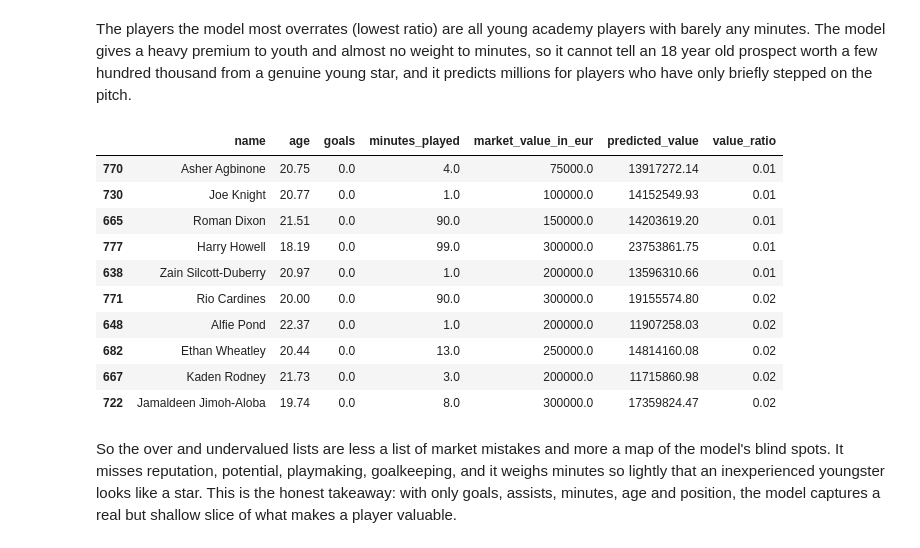
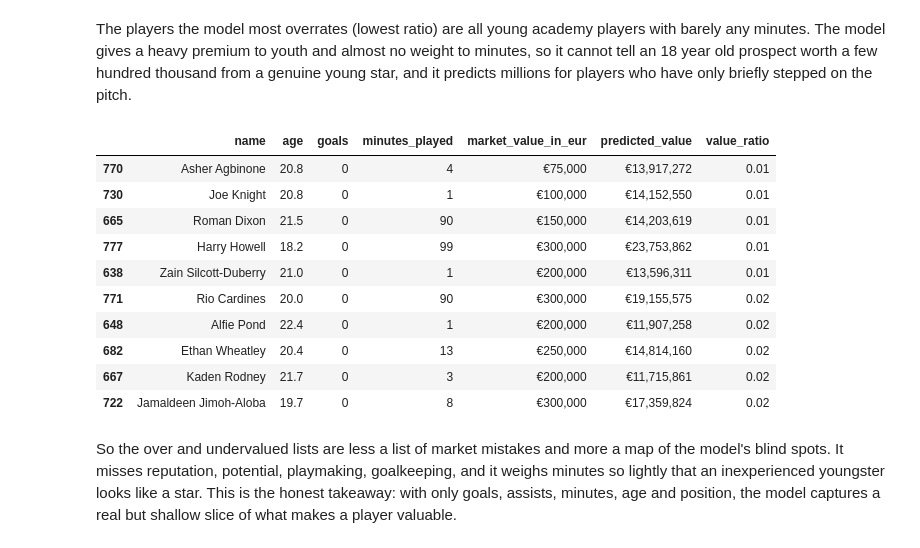
Before and after one commit to konstantinosioan/pl-transfer-value-predictor, a Jupyter notebook: notebook.ipynb, the cells around one changed output. Saved outputs shown, nothing was run; the diff lists cells and outputs as text; code cells hidden in the pictures.

```diff
--- a/notebook.ipynb
+++ b/notebook.ipynb
@@ -348,19 +386,28 @@ model_df.sort_values("value_ratio", ascending=False)[show].head(10).round(2)
 # %% [markdown]
 The players the model most overrates (lowest ratio) are all young academy players with barely any minutes. The model gives a heavy premium to youth and almost no weight to minutes, so it cannot tell an 18 year old prospect worth a few hundred thousand from a genuine young star, and it predicts millions for players who have only briefly stepped on the pitch.
 # %%
-model_df.sort_values("value_ratio")[show].head(10).round(2)
+model_df.sort_values("value_ratio")[show].head(10).style.format(
+    {
+        "age": "{:.1f}",
+        "goals": "{:.0f}",
+        "minutes_played": "{:,.0f}",
+        TARGET: "€{:,.0f}",
+        "predicted_value": "€{:,.0f}",
+        "value_ratio": "{:.2f}",
+    }
+)
 # %% [output]
 |  | name | age | goals | minutes_played | market_value_in_eur | predicted_value | value_ratio |
-| 770 | Asher Agbinone | 20.75 | 0.0 | 4.0 | 75000.0 | 13917272.14 | 0.01 |
-| 730 | Joe Knight | 20.77 | 0.0 | 1.0 | 100000.0 | 14152549.93 | 0.01 |
-| 665 | Roman Dixon | 21.51 | 0.0 | 90.0 | 150000.0 | 14203619.20 | 0.01 |
-| 777 | Harry Howell | 18.19 | 0.0 | 99.0 | 300000.0 | 23753861.75 | 0.01 |
-| 638 | Zain Silcott-Duberry | 20.97 | 0.0 | 1.0 | 200000.0 | 13596310.66 | 0.01 |
-| 771 | Rio Cardines | 20.00 | 0.0 | 90.0 | 300000.0 | 19155574.80 | 0.02 |
-| 648 | Alfie Pond | 22.37 | 0.0 | 1.0 | 200000.0 | 11907258.03 | 0.02 |
-| 682 | Ethan Wheatley | 20.44 | 0.0 | 13.0 | 250000.0 | 14814160.08 | 0.02 |
-| 667 | Kaden Rodney | 21.73 | 0.0 | 3.0 | 200000.0 | 11715860.98 | 0.02 |
-| 722 | Jamaldeen Jimoh-Aloba | 19.74 | 0.0 | 8.0 | 300000.0 | 17359824.47 | 0.02 |
+| 770 | Asher Agbinone | 20.8 | 0 | 4 | €75,000 | €13,917,272 | 0.01 |
+| 730 | Joe Knight | 20.8 | 0 | 1 | €100,000 | €14,152,550 | 0.01 |
+| 665 | Roman Dixon | 21.5 | 0 | 90 | €150,000 | €14,203,619 | 0.01 |
+| 777 | Harry Howell | 18.2 | 0 | 99 | €300,000 | €23,753,862 | 0.01 |
+| 638 | Zain Silcott-Duberry | 21.0 | 0 | 1 | €200,000 | €13,596,311 | 0.01 |
+| 771 | Rio Cardines | 20.0 | 0 | 90 | €300,000 | €19,155,575 | 0.02 |
+| 648 | Alfie Pond | 22.4 | 0 | 1 | €200,000 | €11,907,258 | 0.02 |
+| 682 | Ethan Wheatley | 20.4 | 0 | 13 | €250,000 | €14,814,160 | 0.02 |
+| 667 | Kaden Rodney | 21.7 | 0 | 3 | €200,000 | €11,715,861 | 0.02 |
+| 722 | Jamaldeen Jimoh-Aloba | 19.7 | 0 | 8 | €300,000 | €17,359,824 | 0.02 |
 # %% [markdown]
 So the over and undervalued lists are less a list of market mistakes and more a map of the model's blind spots. It misses reputation, potential, playmaking, goalkeeping, and it weighs minutes so lightly that an inexperienced youngster looks like a star. This is the honest takeaway: with only goals, assists, minutes, age and position, the model captures a real but shallow slice of what makes a player valuable.
 # %% [markdown]
```
Also changed, not shown: parts of 12 cells of this notebook, 1 other file.
